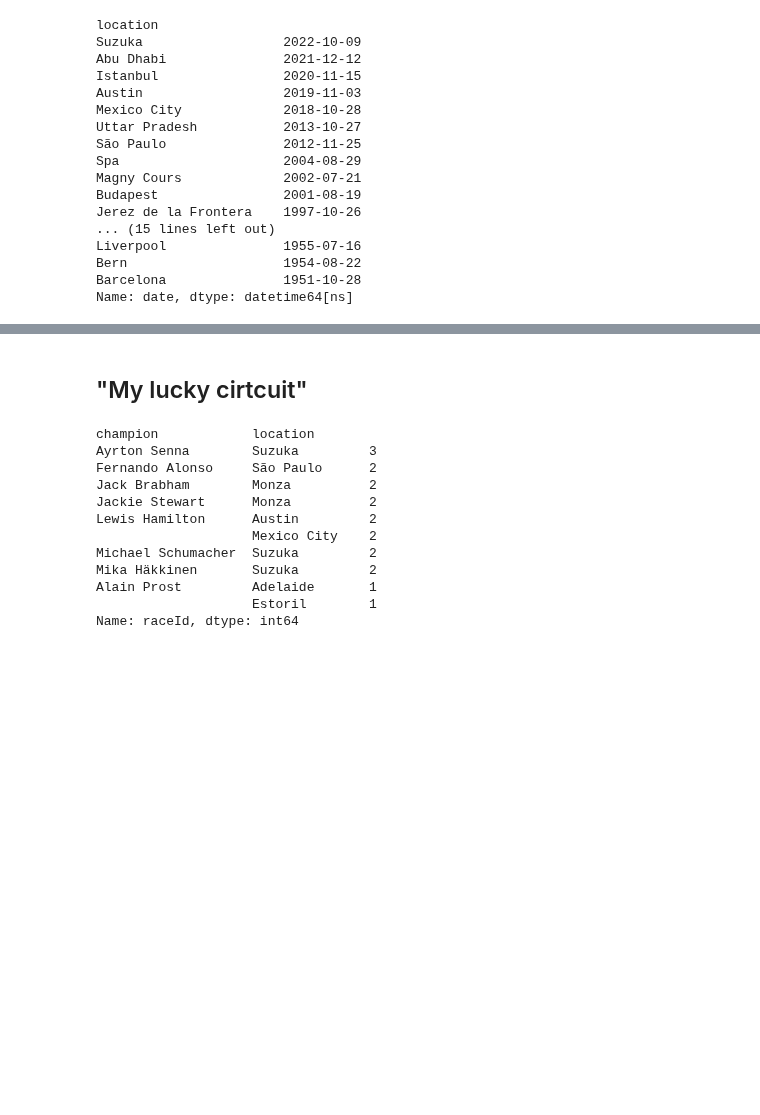
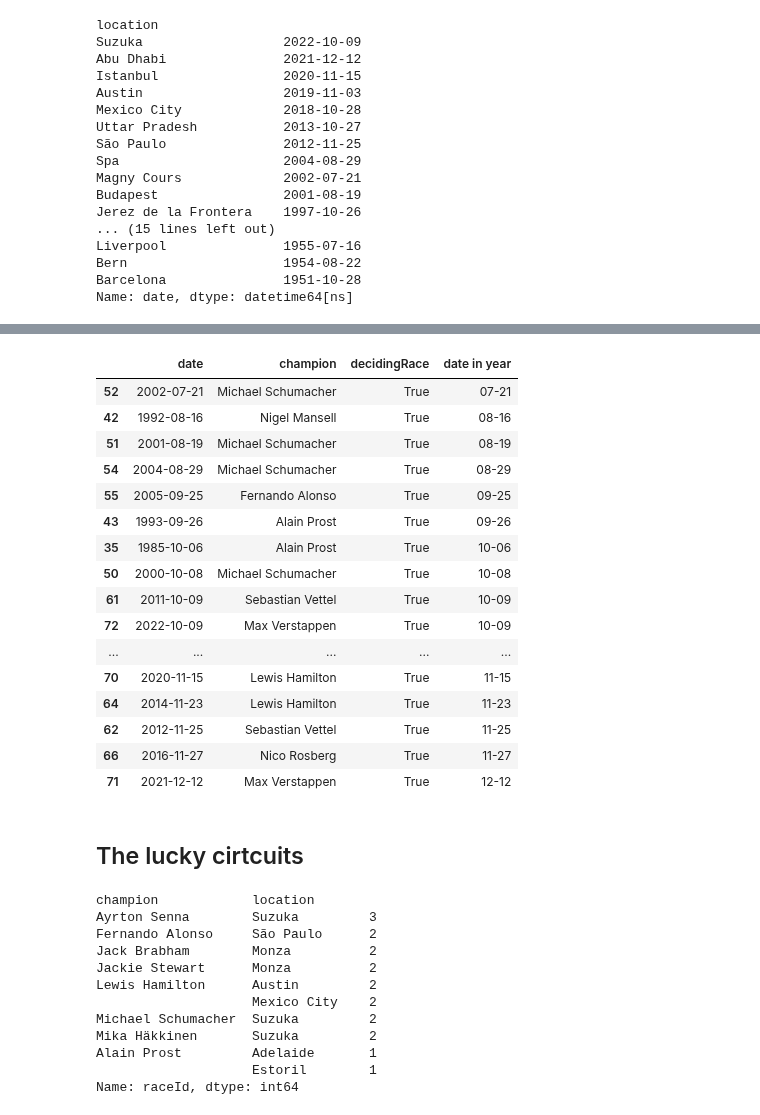
Before and after one commit to michalkasparek/f1-stats, a Jupyter notebook: World Champions.ipynb, the cells around one changed output, grey strips where cells are left out. Drawn from its saved outputs; the diff is of its cells as text; code cells hidden in the pictures; blank space fills up the shorter version.

```diff
--- a/World Champions.ipynb
+++ b/World Champions.ipynb
@@ -105,0 +108,2 @@ Name: date, dtype: datetime64[ns]
+# %%
+decidingraces["date in year"] = decidingraces["date"].apply(lambda x: str(x)[5:10])
@@ -106,5 +136,25 @@ Name: date, dtype: datetime64[ns]
+# %%
+decidingraces[decidingraces["date"] > "1985-01-01"].sort_values(by="date in year")
+# %% [output]
+|  | date | champion | decidingRace | date in year |
+| 52 | 2002-07-21 | Michael Schumacher | True | 07-21 |
+| 42 | 1992-08-16 | Nigel Mansell | True | 08-16 |
+| 51 | 2001-08-19 | Michael Schumacher | True | 08-19 |
+| 54 | 2004-08-29 | Michael Schumacher | True | 08-29 |
+| 55 | 2005-09-25 | Fernando Alonso | True | 09-25 |
+| 43 | 1993-09-26 | Alain Prost | True | 09-26 |
+| 35 | 1985-10-06 | Alain Prost | True | 10-06 |
+| 50 | 2000-10-08 | Michael Schumacher | True | 10-08 |
+| 61 | 2011-10-09 | Sebastian Vettel | True | 10-09 |
+| 72 | 2022-10-09 | Max Verstappen | True | 10-09 |
+| ... | ... | ... | ... | ... |
+| 70 | 2020-11-15 | Lewis Hamilton | True | 11-15 |
+| 64 | 2014-11-23 | Lewis Hamilton | True | 11-23 |
+| 62 | 2012-11-25 | Sebastian Vettel | True | 11-25 |
+| 66 | 2016-11-27 | Nico Rosberg | True | 11-27 |
+| 71 | 2021-12-12 | Max Verstappen | True | 12-12 |
 # %% [markdown]
-## "My lucky cirtcuit"
+## The lucky cirtcuits
 # %%
 results[results["decidingRace"] == True].groupby(["champion","location"])["raceId"].nunique().nlargest(10)
 # %% [output]
```
Also changed, not shown: parts of 17 cells of this notebook, 13 other files.
